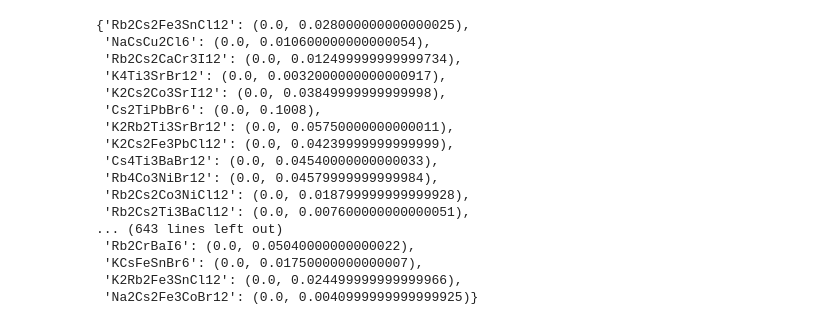
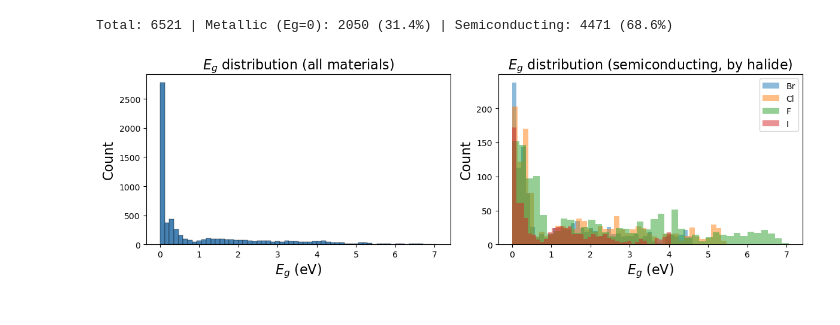
Before and after one commit to suxuen/ML_alloy_halide_perovskites, a Jupyter notebook: exploratory_analysis.ipynb, the cells around one changed output. Saved outputs shown, nothing was run; the diff lists cells and outputs as text; code cells hidden in the pictures.

```diff
--- a/exploratory_analysis.ipynb
+++ b/exploratory_analysis.ipynb
@@ -127,23 +135,35 @@ plt.show()
-# %%
-metallic_edge_cases
-# %% [output]
-{'Rb2Cs2Fe3SnCl12': (0.0, 0.028000000000000025),
- 'NaCsCu2Cl6': (0.0, 0.010600000000000054),
- 'Rb2Cs2CaCr3I12': (0.0, 0.012499999999999734),
- 'K4Ti3SrBr12': (0.0, 0.0032000000000000917),
- 'K2Cs2Co3SrI12': (0.0, 0.03849999999999998),
- 'Cs2TiPbBr6': (0.0, 0.1008),
- 'K2Rb2Ti3SrBr12': (0.0, 0.05750000000000011),
- 'K2Cs2Fe3PbCl12': (0.0, 0.04239999999999999),
- 'Cs4Ti3BaBr12': (0.0, 0.04540000000000033),
- 'Rb4Co3NiBr12': (0.0, 0.04579999999999984),
- 'Rb2Cs2Co3NiCl12': (0.0, 0.018799999999999928),
- 'Rb2Cs2Ti3BaCl12': (0.0, 0.007600000000000051),
-... (643 lines left out)
- 'Rb2CrBaI6': (0.0, 0.05040000000000022),
- 'KCsFeSnBr6': (0.0, 0.01750000000000007),
- 'K2Rb2Fe3SnCl12': (0.0, 0.024499999999999966),
- 'Na2Cs2Fe3CoBr12': (0.0, 0.0040999999999999925)}
+# %%
+# Target variable distribution
+all_Eg = pd.concat([alloy_df[['formula', 'Eg', 'X']],
+                    pure_phases_df[['formula', 'Eg', 'X']]]).dropna(subset=['Eg'])
+
+n_total    = len(all_Eg)
+n_metallic = (all_Eg['Eg'] == 0).sum()
+print(f"Total: {n_total} | Metallic (Eg=0): {n_metallic} ({100*n_metallic/n_total:.1f}%) | "
+      f"Semiconducting: {n_total-n_metallic} ({100*(n_total-n_metallic)/n_total:.1f}%)")
+
+fig, axes = plt.subplots(1, 2, figsize=(12, 4))
+
+# Full distribution. Note spike at Eg=0, large fraction of perovskites are metallic
+axes[0].hist(all_Eg['Eg'], bins=60, color='steelblue', edgecolor='k', linewidth=0.3)
+axes[0].set_xlabel('$E_g$ (eV)')
+axes[0].set_ylabel('Count')
+axes[0].set_title('$E_g$ distribution (all materials)')
+
+# Semiconducting only, by halide. Note still large fraction of low Eg perovskites.
+# Eg max ranking F>Cl>Br>I, connects to decrease in electronegativity
+for X, sub in all_Eg[all_Eg['Eg'] > -0].groupby('X'):
+    axes[1].hist(sub['Eg'], bins=40, alpha=0.5, label=X)
+axes[1].set_xlabel('$E_g$ (eV)')
+axes[1].set_ylabel('Count')
+axes[1].set_title('$E_g$ distribution (semiconducting, by halide)')
+axes[1].legend()
+
+plt.tight_layout()
+plt.show()
+# %% [output]
+Total: 6521 | Metallic (Eg=0): 2050 (31.4%) | Semiconducting: 4471 (68.6%)
+[figure, added]
 # %%
 # Exploratory Data Analysis (EDA), Trend Observation
 # extract cbm-vbm between up and down spins (up-up, down-down, up-down, down-up) of PURE PHASES from DOS_dict, take minimum
```
Also changed, not shown: parts of 20 cells of this notebook, 6 other files.
